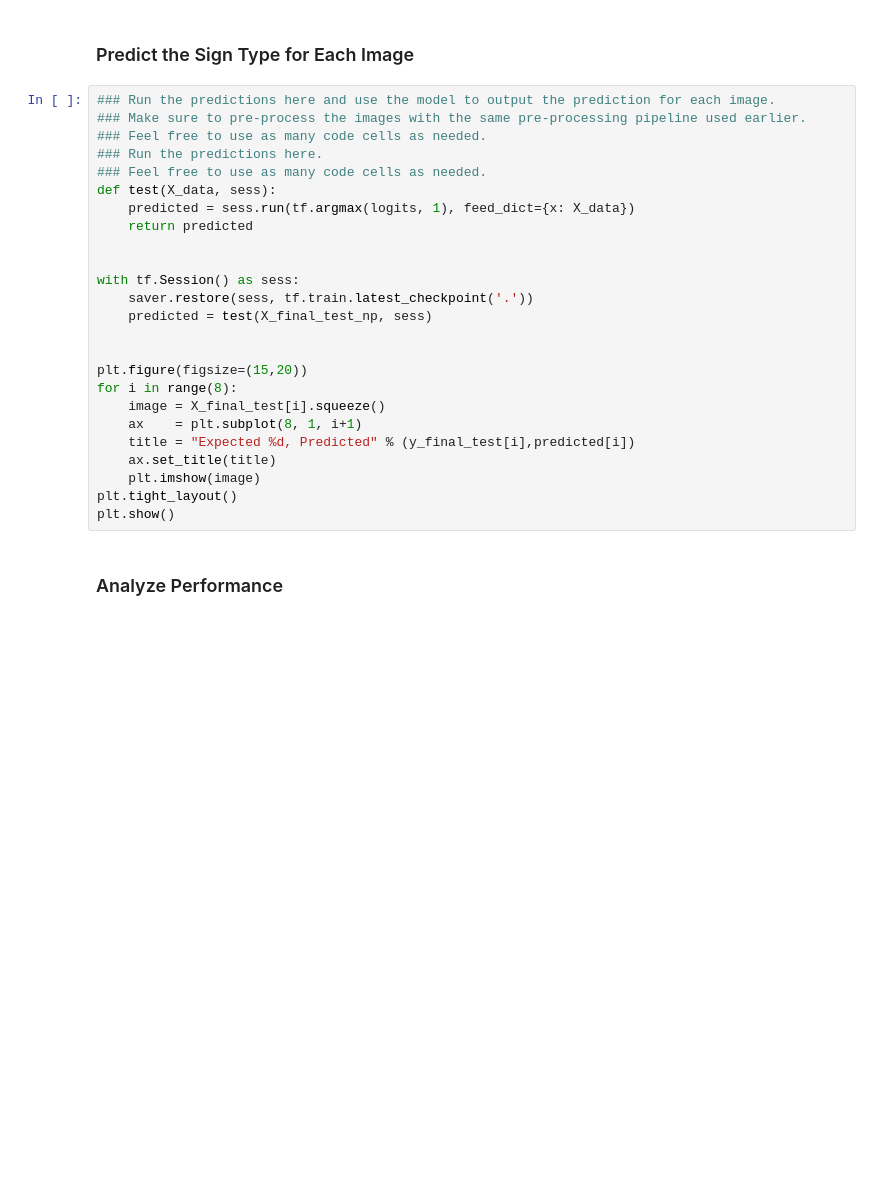
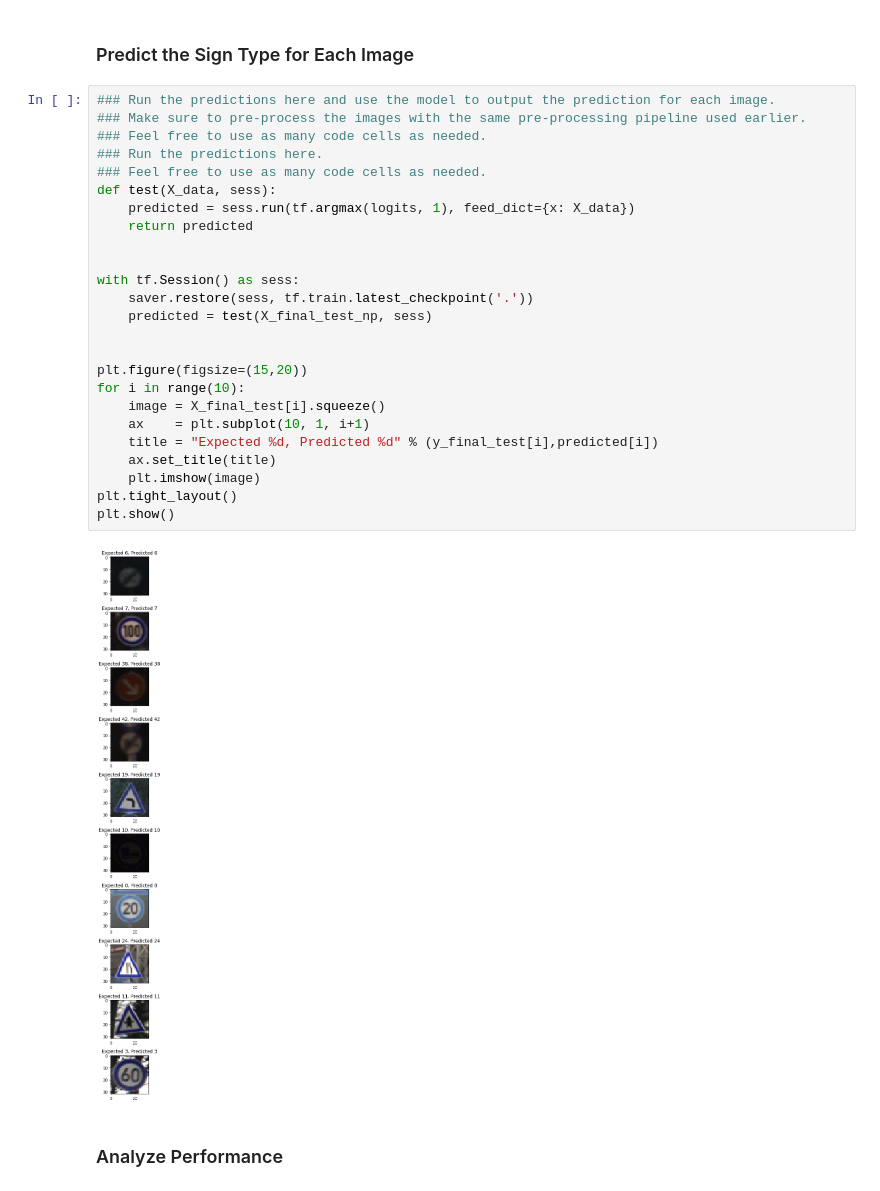
Before and after one commit to mgautho/CarND-Traffic-Sign-Classifier-Project, a Jupyter notebook: Traffic_Sign_Classifier.ipynb, the cells around one changed output. Cells and saved outputs as stored; diff of their text form; blank space fills up the shorter version.

```diff
--- a/Traffic_Sign_Classifier.ipynb
+++ b/Traffic_Sign_Classifier.ipynb
@@ -587,28 +615,30 @@ X_final_test_np = (X_final_test_np  - X_final_test_np.mean()) /(np.std(X_final_t
 # %%
 ### Run the predictions here and use the model to output the prediction for each image.
 ### Make sure to pre-process the images with the same pre-processing pipeline used earlier.
 ### Feel free to use as many code cells as needed.
 ### Run the predictions here.
 ### Feel free to use as many code cells as needed.
 def test(X_data, sess):
     predicted = sess.run(tf.argmax(logits, 1), feed_dict={x: X_data})
     return predicted
 
 
 with tf.Session() as sess:
     saver.restore(sess, tf.train.latest_checkpoint('.'))
     predicted = test(X_final_test_np, sess)
 
 
 plt.figure(figsize=(15,20))
-for i in range(8):
+for i in range(10):
     image = X_final_test[i].squeeze()
-    ax    = plt.subplot(8, 1, i+1)
-    title = "Expected %d, Predicted" % (y_final_test[i],predicted[i])
+    ax    = plt.subplot(10, 1, i+1)
+    title = "Expected %d, Predicted %d" % (y_final_test[i],predicted[i])
     ax.set_title(title)
     plt.imshow(image)
 plt.tight_layout()
 plt.show()
+# %% [output]
+[figure, added]
 # %% [markdown]
 ### Analyze Performance
 # %%
```
Also changed, not shown: parts of 8 cells of this notebook, 1 other file.
